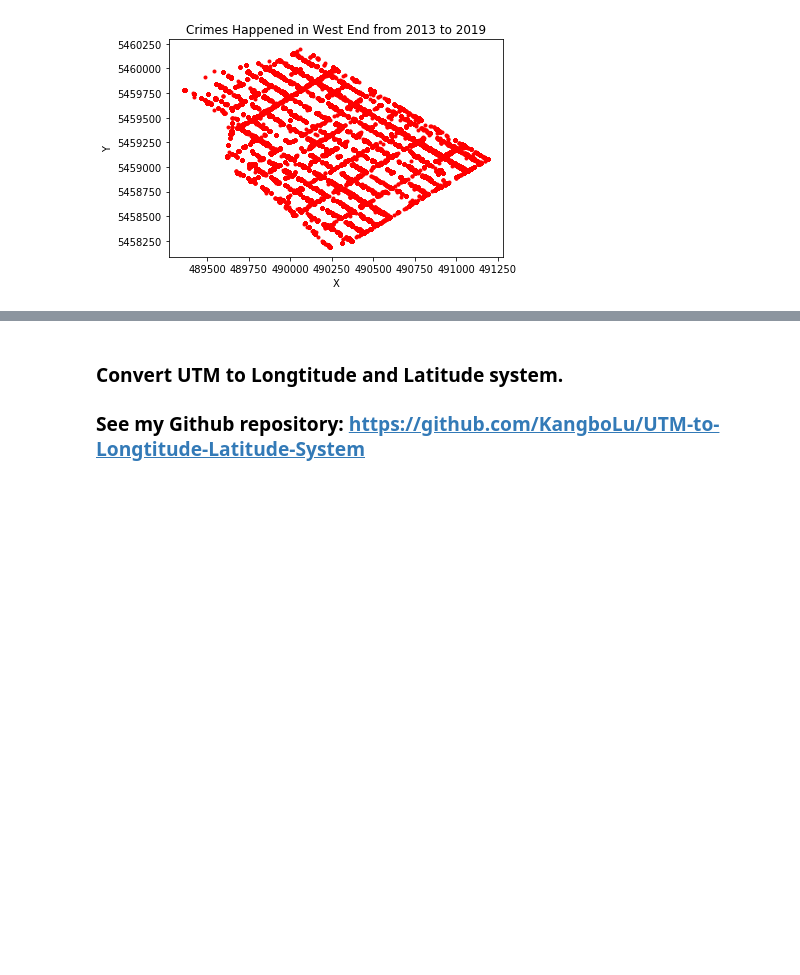
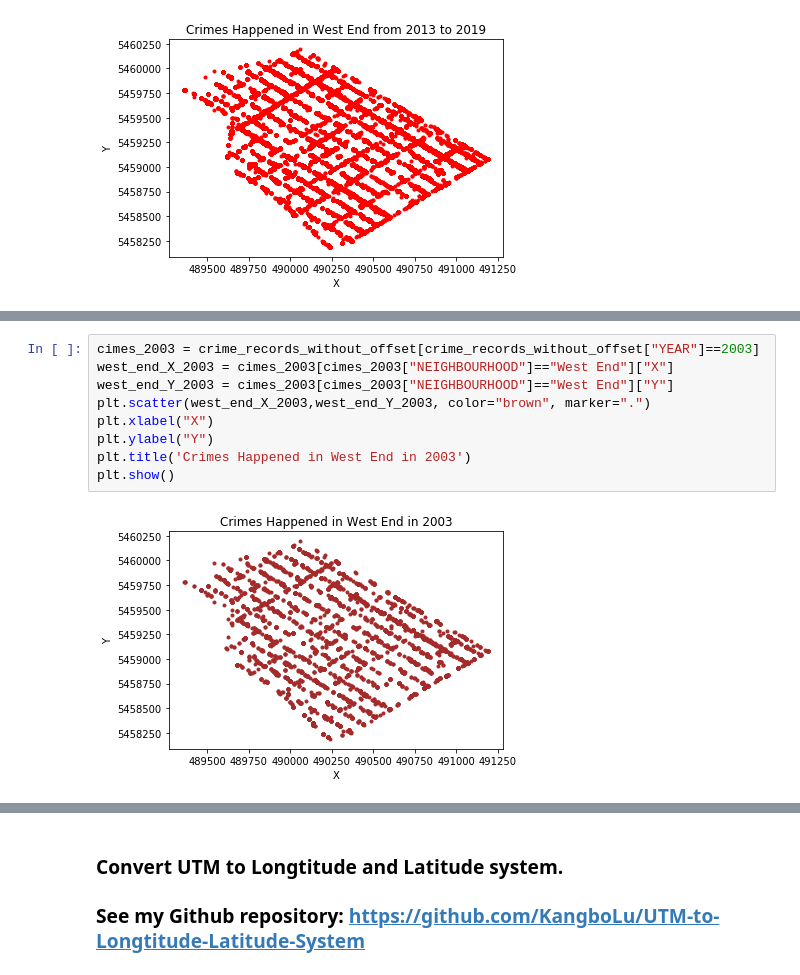
Before and after one commit to KangboLu/Exploratory-Analysis-of-Vancouver-Crimes, a Jupyter notebook: Exploratory Analysis of Vancouver Crime Data .ipynb, the cells around one changed output, grey strips where cells are left out. Cells and saved outputs as stored; diff of their text form; blank space fills up the shorter version.

```diff
--- a/Exploratory Analysis of Vancouver Crime Data .ipynb
+++ b/Exploratory Analysis of Vancouver Crime Data .ipynb
@@ -463,2 +463,13 @@ plt.show()
 ### Crimes happened on almost every street of West End from 2003 to 2019.
+# %%
+cimes_2003 = crime_records_without_offset[crime_records_without_offset["YEAR"]==2003]
+west_end_X_2003 = cimes_2003[cimes_2003["NEIGHBOURHOOD"]=="West End"]["X"]
+west_end_Y_2003 = cimes_2003[cimes_2003["NEIGHBOURHOOD"]=="West End"]["Y"]
+plt.scatter(west_end_X_2003,west_end_Y_2003, color="brown", marker=".")
+plt.xlabel("X")
+plt.ylabel("Y")
+plt.title('Crimes Happened in West End in 2003')
+plt.show()
+# %% [output]
+[figure, added]
 # %%
```
Also changed, not shown: parts of 3 cells of this notebook.
